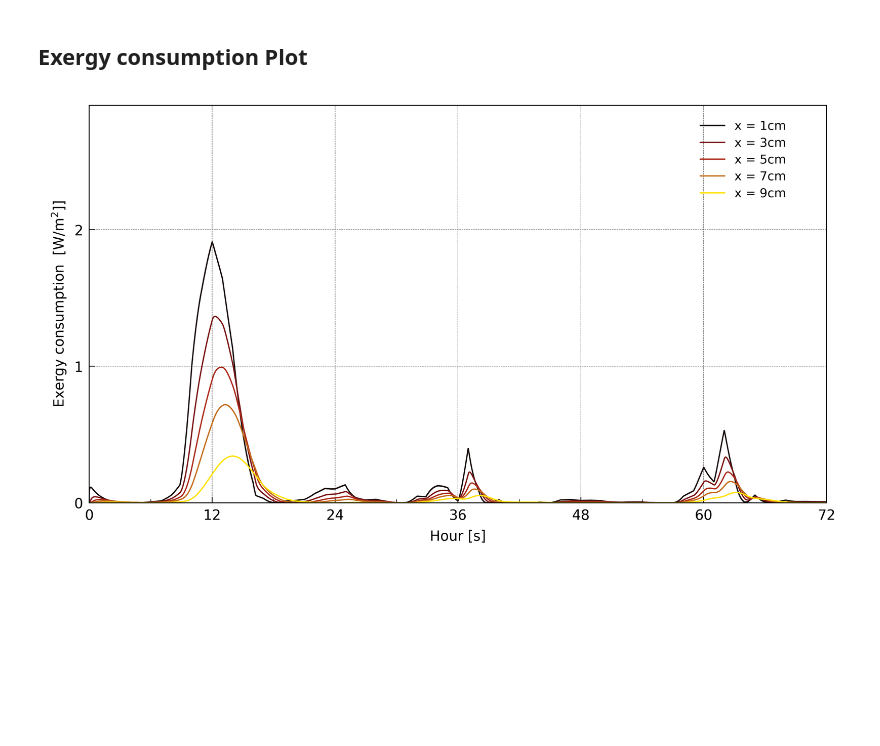
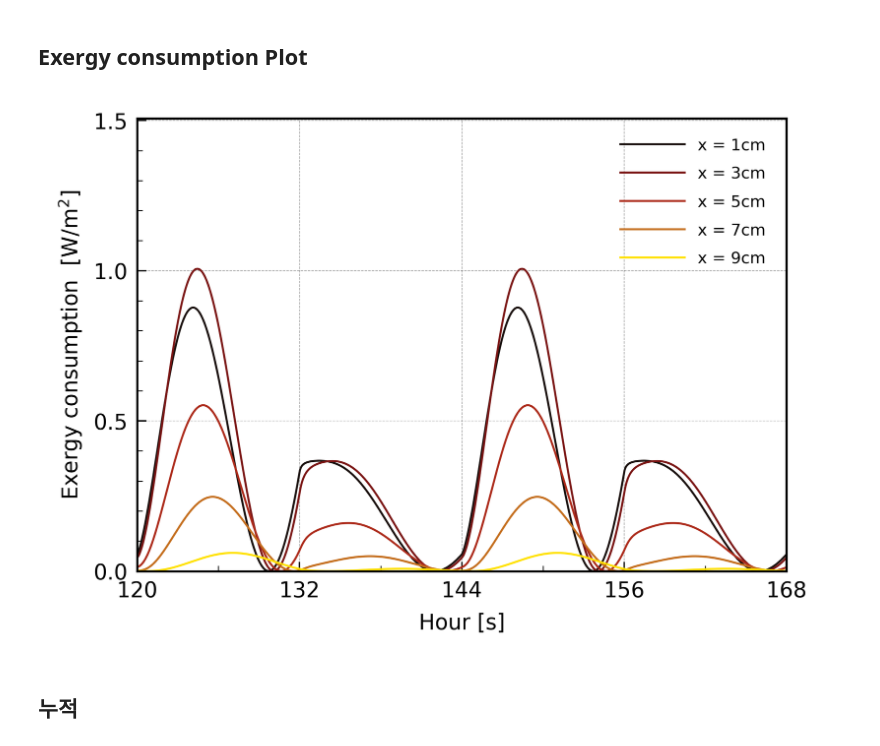
Before and after one commit to binbinbon/CAP_project, a Jupyter notebook: coding/엑서지 플랏.ipynb, the cells around one changed output. Drawn from its saved outputs; the diff is of its cells as text; code cells hidden in the pictures; blank space fills up the shorter version.

```diff
--- a/coding/엑서지 플랏.ipynb
+++ b/coding/엑서지 플랏.ipynb
@@ -154,7 +421,7 @@ def plot(node1, node2, node3, node4, node5, node_count, plot_label):
     fig, ax = plt.subplots(
         nrows, ncols,
         sharex=False, sharey=False,
-        figsize=(cm2in(16),cm2in(9)),
+        figsize=(cm2in(10),cm2in(7)),
         facecolor='w', edgecolor='k',
         squeeze=False,
         dpi = 600,
@@ -167,18 +434,18 @@ def plot(node1, node2, node3, node4, node5, node_count, plot_label):
     plot_label = plot_label
 
     # tick settings
-    xmin = [0]*nfigs #tick minimum value, nfig 갯수만큼 [ ] 생성
+    xmin = [120]*nfigs #tick minimum value, nfig 갯수만큼 [ ] 생성
     xmax = [duration]*nfigs #tick max value
-    xint = [duration/6]*nfigs #tick Y_int
+    xint = [duration/14]*nfigs #tick Y_int
     xmar = [0]*nfigs
 
     ymin = [Y_min]*nfigs
-    ymax = [Y_max + 1]*nfigs
-    yint = [1]*nfigs
+    ymax = [Y_max + 0.5]*nfigs
+    yint = [0.5]*nfigs
     ymar = [0]*nfigs
 
     xlabel = ["Hour [s]"]*nfigs
-    ylabel = ["Exergy consumption $~\mathrm{[W/m^2]}$]"]*nfigs
+    ylabel = ["Exergy consumption $~\mathrm{[W/m^2]}$"]*nfigs
 
     # 플랏 그리기
     for ridx in range(nrows):
@@ -214,33 +481,38 @@ def plot(node1, node2, node3, node4, node5, node_count, plot_label):
 
             # 보조 눈금의 수
             ax[ridx,cidx].xaxis.set_minor_locator(ticker.AutoMinorLocator(2))
-            ax[ridx,cidx].yaxis.set_minor_locator(ticker.AutoMinorLocator(1))
+            ax[ridx,cidx].yaxis.set_minor_locator(ticker.AutoMinorLocator(5))
 
             # 그리드 설정
-            ax[ridx,cidx].grid(True, axis='both', linestyle='--', linewidth=LW[1], color='0.25');
+            ax[ridx,cidx].grid(True, axis='both', linestyle='--', linewidth=LW[1], color='0.25', alpha = 0.5);
 
             # legend
             handles, labels = ax[ridx,cidx].get_legend_handles_labels()
             legorder1 = range(len(handles))
             ax[ridx,cidx].legend([handles[idx] for idx in legorder1],
                                 [labels[idx] for idx in legorder1],
-                                loc='upper right', ncol=1, bbox_to_anchor=(0.96, 0.99), frameon=False,
+                                loc='upper right', ncol=1, bbox_to_anchor=(0.99, 0.99), frameon=False,
                                 edgecolor='None', facecolor='None',
-                                fontsize=LEG_FS, fancybox=False,
-                                columnspacing= 1.05, labelspacing=0.4)
+                                fontsize=6, fancybox=False,
+                                columnspacing= 1.05, labelspacing=0.8,
+                                handlelength= 4)
 
             # 그래프 외곽 라인 설정
             for k in ['top','bottom','left','right']:
                     ax[ridx,cidx].spines[k].set_visible(True)
-                    ax[ridx,cidx].spines[k].set_linewidth(0.5)
+                    ax[ridx,cidx].spines[k].set_linewidth(0.8)
                     ax[ridx,cidx].spines[k].set_color('k')
 
     # Margin adjustment.
     fig.align_labels()
     fig.tight_layout(pad=0.2, h_pad=0.2)
     plt.subplots_adjust(hspace=0.35, wspace=0.35)
+
+    plt.savefig('../data/exergy_c.svg', format='svg')
 # %%
-plot(exergy_c_node0, exergy_c_node1, exergy_c_node2, exergy_c_node3, exergy_c_node4, 5,
+plot(exergy_c_node1, exergy_c_node2, exergy_c_node3, exergy_c_node4, exergy_c_node5, 5,
      ("x = 1cm", "x = 3cm", "x = 5cm", "x = 7cm", "x = 9cm"))
 # %% [output]
-[figure, old version]
+[figure, new version]
+# %% [markdown]
+## 누적
```
Also changed, not shown: parts of 13 cells of this notebook, 2 other files.
